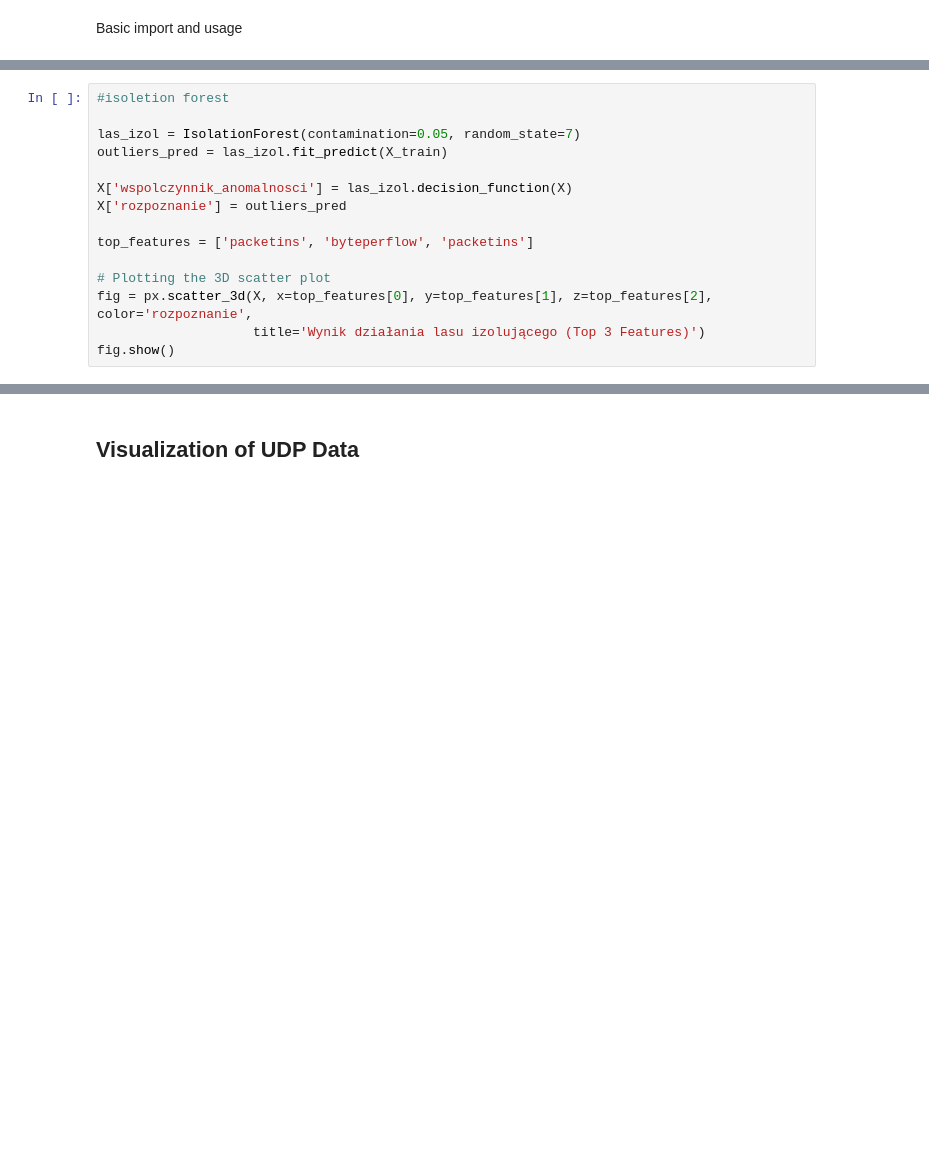
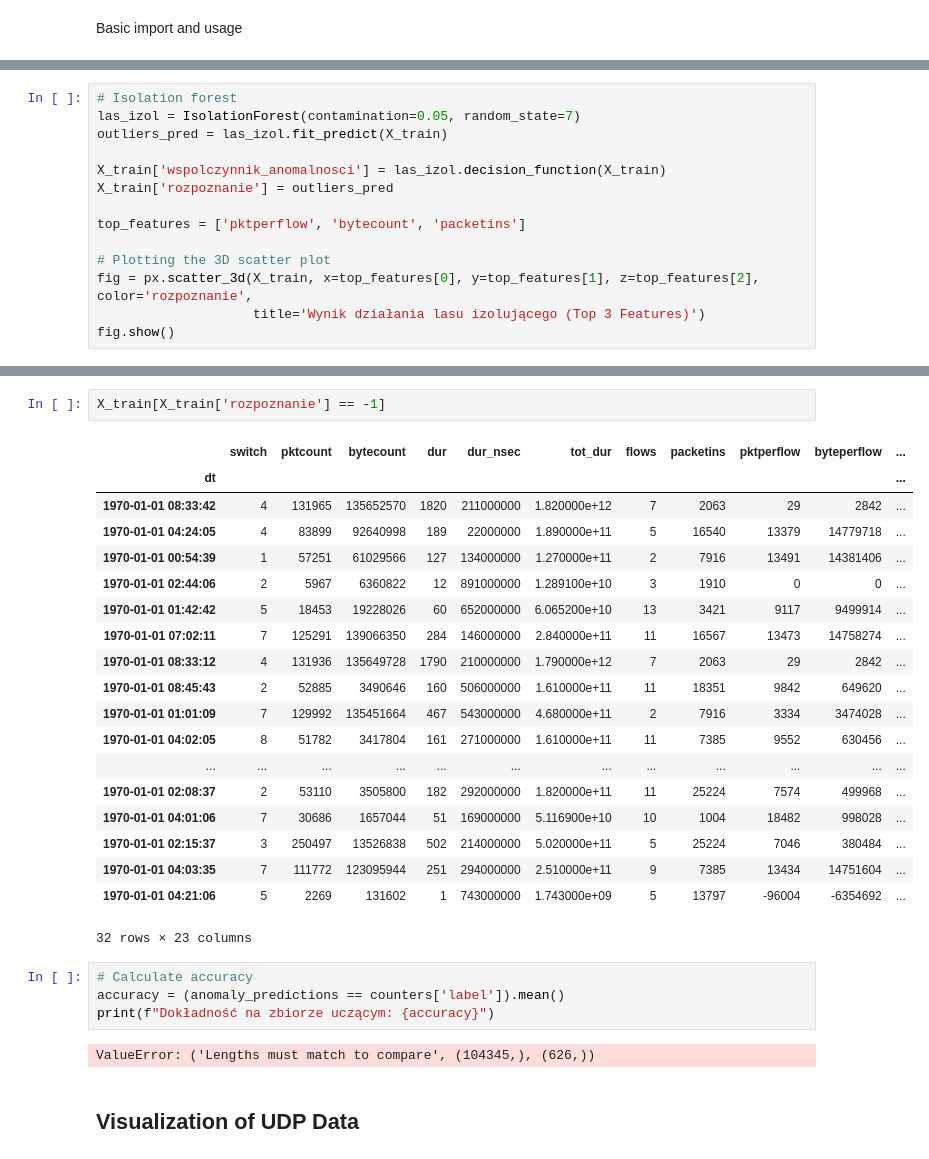
Before and after one commit to wiktorDeka/WykrywanieAnomalii, a Jupyter notebook: charts.ipynb, the cells around one changed output, grey strips where cells are left out. Drawn from its saved outputs; the diff is of its cells as text; blank space fills up the shorter version.

Commit message:
IsoletionForest

```diff
--- a/charts.ipynb
+++ b/charts.ipynb
@@ -134,17 +150,16 @@ Cecha 'tot_kbps' i jej istotność w drzewie: 0.0
 Cecha 'src_ip_encoded' i jej istotność w drzewie: 0.0
 Cecha 'dst_ip_encoded' i jej istotność w drzewie: 0.0
 # %%
-#isoletion forest
-
+# Isolation forest
 las_izol = IsolationForest(contamination=0.05, random_state=7)
 outliers_pred = las_izol.fit_predict(X_train)
 
-X['wspolczynnik_anomalnosci'] = las_izol.decision_function(X)
-X['rozpoznanie'] = outliers_pred
+X_train['wspolczynnik_anomalnosci'] = las_izol.decision_function(X_train)
+X_train['rozpoznanie'] = outliers_pred
 
-top_features = ['packetins', 'byteperflow', 'packetins']
+top_features = ['pktperflow', 'bytecount', 'packetins']
 
 # Plotting the 3D scatter plot
-fig = px.scatter_3d(X, x=top_features[0], y=top_features[1], z=top_features[2], color='rozpoznanie',
+fig = px.scatter_3d(X_train, x=top_features[0], y=top_features[1], z=top_features[2], color='rozpoznanie',
                     title='Wynik działania lasu izolującego (Top 3 Features)')
 fig.show()
@@ -153,3 +173,31 @@ ValueError: Mime type rendering requires nbformat>=4.2.0 but it is not installed
+# %%
+X_train[X_train['rozpoznanie'] == -1]
+# %% [output]
+|  | switch | pktcount | bytecount | dur | dur_nsec | tot_dur | flows | packetins | pktperflow | byteperflow | ... |
+| dt |  |  |  |  |  |  |  |  |  |  | ... |
+| 1970-01-01 08:33:42 | 4 | 131965 | 135652570 | 1820 | 211000000 | 1.820000e+12 | 7 | 2063 | 29 | 2842 | ... |
+| 1970-01-01 04:24:05 | 4 | 83899 | 92640998 | 189 | 22000000 | 1.890000e+11 | 5 | 16540 | 13379 | 14779718 | ... |
+| 1970-01-01 00:54:39 | 1 | 57251 | 61029566 | 127 | 134000000 | 1.270000e+11 | 2 | 7916 | 13491 | 14381406 | ... |
+| 1970-01-01 02:44:06 | 2 | 5967 | 6360822 | 12 | 891000000 | 1.289100e+10 | 3 | 1910 | 0 | 0 | ... |
+| 1970-01-01 01:42:42 | 5 | 18453 | 19228026 | 60 | 652000000 | 6.065200e+10 | 13 | 3421 | 9117 | 9499914 | ... |
+| 1970-01-01 07:02:11 | 7 | 125291 | 139066350 | 284 | 146000000 | 2.840000e+11 | 11 | 16567 | 13473 | 14758274 | ... |
+| 1970-01-01 08:33:12 | 4 | 131936 | 135649728 | 1790 | 210000000 | 1.790000e+12 | 7 | 2063 | 29 | 2842 | ... |
+| 1970-01-01 08:45:43 | 2 | 52885 | 3490646 | 160 | 506000000 | 1.610000e+11 | 11 | 18351 | 9842 | 649620 | ... |
+| 1970-01-01 01:01:09 | 7 | 129992 | 135451664 | 467 | 543000000 | 4.680000e+11 | 2 | 7916 | 3334 | 3474028 | ... |
+| 1970-01-01 04:02:05 | 8 | 51782 | 3417804 | 161 | 271000000 | 1.610000e+11 | 11 | 7385 | 9552 | 630456 | ... |
+| ... | ... | ... | ... | ... | ... | ... | ... | ... | ... | ... | ... |
+| 1970-01-01 02:08:37 | 2 | 53110 | 3505800 | 182 | 292000000 | 1.820000e+11 | 11 | 25224 | 7574 | 499968 | ... |
+| 1970-01-01 04:01:06 | 7 | 30686 | 1657044 | 51 | 169000000 | 5.116900e+10 | 10 | 1004 | 18482 | 998028 | ... |
+| 1970-01-01 02:15:37 | 3 | 250497 | 13526838 | 502 | 214000000 | 5.020000e+11 | 5 | 25224 | 7046 | 380484 | ... |
+| 1970-01-01 04:03:35 | 7 | 111772 | 123095944 | 251 | 294000000 | 2.510000e+11 | 9 | 7385 | 13434 | 14751604 | ... |
+| 1970-01-01 04:21:06 | 5 | 2269 | 131602 | 1 | 743000000 | 1.743000e+09 | 5 | 13797 | -96004 | -6354692 | ... |
+32 rows × 23 columns
+# %%
+# Calculate accuracy
+accuracy = (anomaly_predictions == counters['label']).mean()
+print(f"Dokładność na zbiorze uczącym: {accuracy}")
+# %% [output]
+ValueError: ('Lengths must match to compare', (104345,), (626,))
 # %% [markdown]
 ## Visualization of UDP Data
 # %%
```
Also changed, not shown: parts of 7 cells of this notebook, 1 other file.
